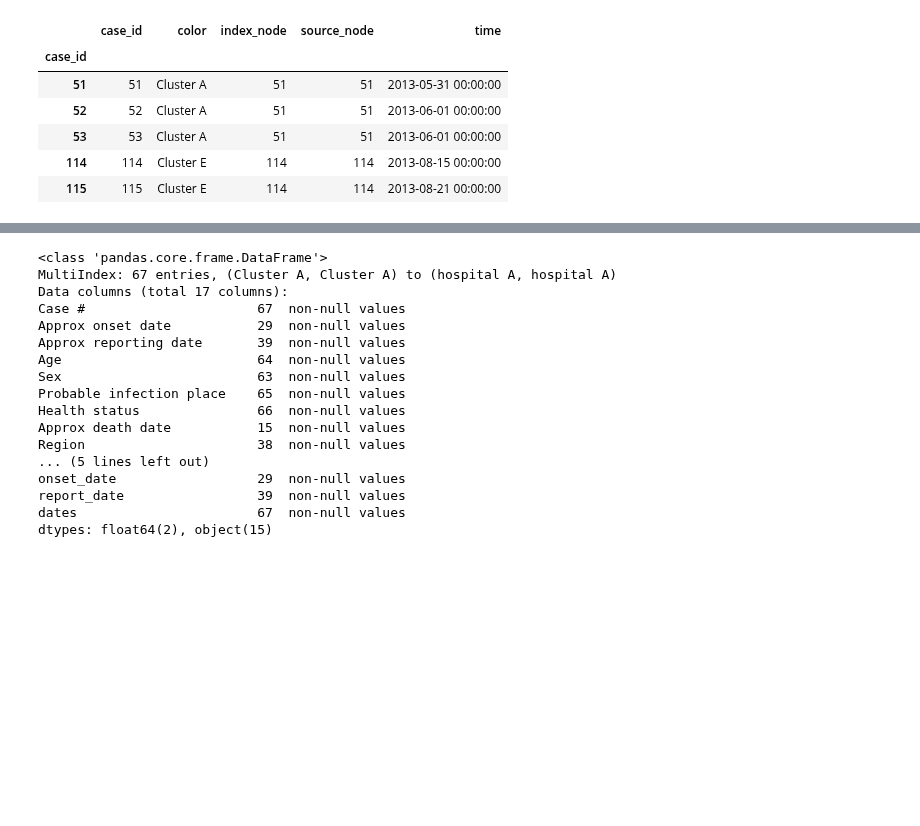
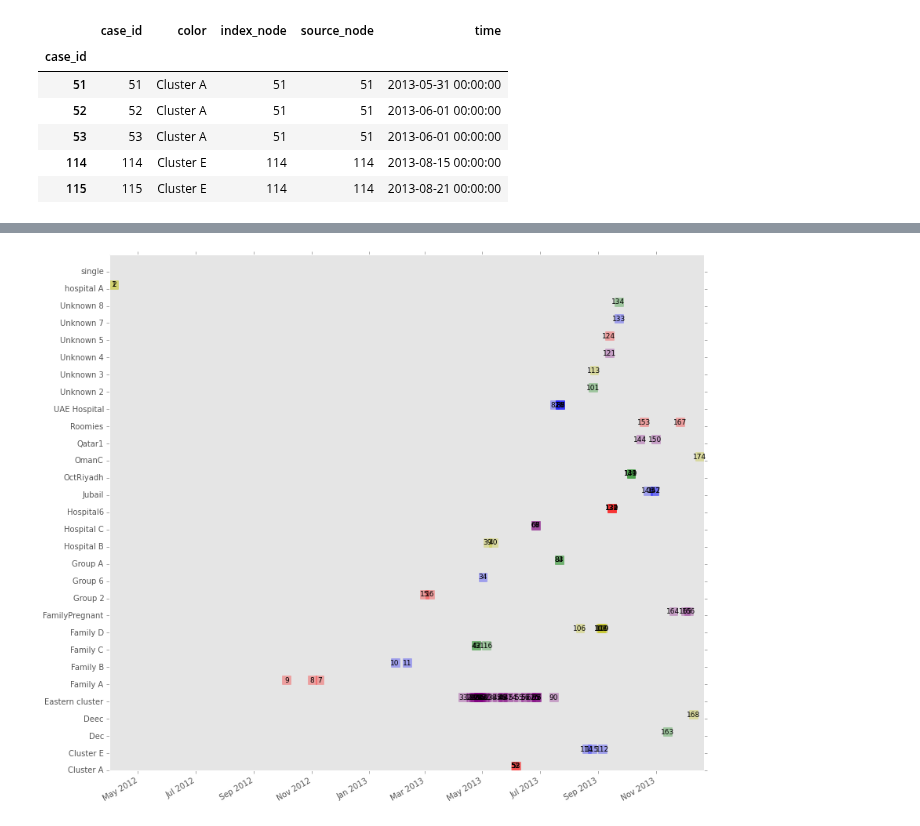
Before and after one commit to cmrivers/epipy, a Jupyter notebook: ipynb/cluster_builder.ipynb, the cells around one changed output, grey strips where cells are left out. Drawn from its saved outputs; the diff is of its cells as text; code cells hidden in the pictures; blank space fills up the shorter version.

Commit message:
plot_cluster now works! fixed cluster iteration

```diff
--- a/ipynb/cluster_builder.ipynb
+++ b/ipynb/cluster_builder.ipynb
@@ -23,6 +23,13 @@ from matplotlib import pyplot as plt
 import numpy as np
 from datetime import datetime, timedelta
 import pandas as pd
+from itertools import cycle
+
+try:
+    from mpltools import style
+    style.use('ggplot')
+except:
+    pass
 # %%
 def date_convert(x):
     """ Convert dates to datetime object
@@ -144,15 +171,11 @@ clusters.to_pickle('../cluster_network.pkl')
 # %%
 def plot_cluster(df, clusters, cluster_id, date_col):
-    """Broken. Date-handling patience gone.
 
-    Should display a plot with time along x axis, cluster ID along y axis,
-    and case ID plotted like a scatterplot accordingly.
-    """
+    cols = cycle(['r', 'b', 'g', 'y', 'purple'])
 
+    clusters = _group_clusters(dat, 'Cluster ID', 'dates')
 
-    grpnames = np.unique(df[cluster_id]).dropna().values
-
-    fig, ax = plt.subplots(figsize=(8, 5))
+    fig, ax = plt.subplots(figsize=(12, 10))
     ax.xaxis_date()
     ax.set_aspect('auto')
     axprop =  ax.axis()
@@ -161,24 +184,27 @@ def plot_cluster(df, clusters, cluster_id, date_col):
     plt.yticks(np.arange(len(grpnames)), grpnames)
 
     xtog = timedelta(((10*axprop[1]-axprop[0])/axprop[1]), 0, 0)
+    counter = 0
 
     for key, group in clusters:
+        color = next(cols)
+        casenums = cycle([int(num) for num in group['Case #']])
+
         for casedate in group.dates:
             x1 = [casedate, casedate+xtog]
+            y1 = np.array([counter, counter])
+            y2 = y1+0.5
 
-        for i in range(len(grpnames)):
-                print('key: {0}
-                for grp in group:
-                    if key == grpnames[i]:
-                        y1 = np.array([i, i])
-                        y2 = y1+0.5
-                        plt.fill_between(x1, y1, y2, color=color, alpha=.3)
+            plt.fill_between(x1, y1, y2, color=color, alpha=.3)
+            xspot= x1[0] + timedelta((x1[1] - x1[0]).days/2.0, 0, 0)
+            plt.text(xspot, y1[1]+.25, next(casenums), horizontalalignment='center', verticalalignment='center',
+                     fontsize=9)
 
-                        xspot= x1[0] + timedelta((x1[1] - x1[0]).days/2.0, 0, 0)
-
-                        plt.text(xspot, y1[1]+.25, next(casenums), horizontalalignment='center', verticalalignment='center', fontsize=9)
+        counter += 1
 
 
+    fig.autofmt_xdate()
+    ax.grid()
     fig.tight_layout()
-    fig.autofmt_xdate()
+
     return fig, ax
@@ -243,22 +211,4 @@ Name: dates, dtype: object
 # %%
-groups = _group_clusters(dat, 'Cluster ID', 'dates')
+fig, ax = plot_cluster(dat, clusters, 'Cluster ID', 'dates')
+# %% [output]
+[figure, added]
-# %%
-groups[['Age']].head()
-# %% [output]
-<class 'pandas.core.frame.DataFrame'>
-MultiIndex: 67 entries, (Cluster A, Cluster A) to (hospital A, hospital A)
-Data columns (total 17 columns):
-Case #                      67  non-null values
-Approx onset date           29  non-null values
-Approx reporting date       39  non-null values
-Age                         64  non-null values
-Sex                         63  non-null values
-Probable infection place    65  non-null values
-Health status               66  non-null values
-Approx death date           15  non-null values
-Region                      38  non-null values
-... (5 lines left out)
-onset_date                  29  non-null values
-report_date                 39  non-null values
-dates                       67  non-null values
-dtypes: float64(2), object(15)
```
Also changed, not shown: parts of 4 cells of this notebook.
